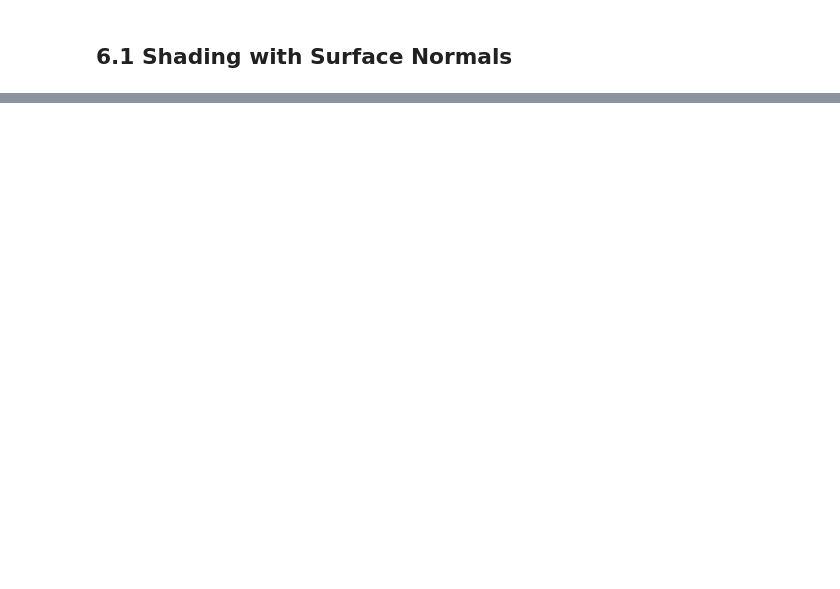
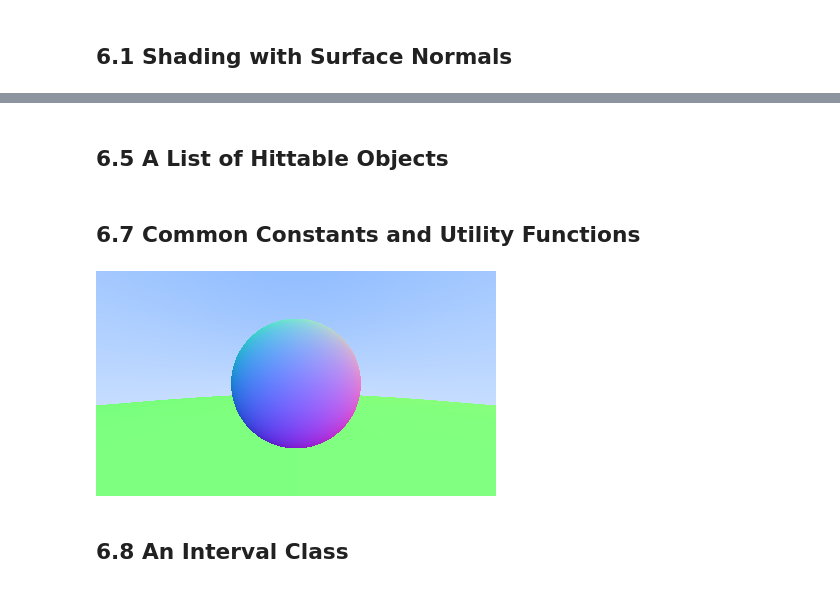
Before and after one commit to GregorioFornetti/atividades-cg, a Jupyter notebook: tutorial/tutorial.ipynb, the cells around one changed output, grey strips where cells are left out. Saved outputs shown, nothing was run; the diff lists cells and outputs as text; code cells hidden in the pictures; blank space fills up the shorter version.

```diff
--- a/tutorial/tutorial.ipynb
+++ b/tutorial/tutorial.ipynb
@@ -157,0 +271,2 @@ Espaçamento vertical dos pixels:
+# %% [markdown]
+## 6.5 A List of Hittable Objects
@@ -157,0 +299,73 @@ Espaçamento vertical dos pixels:
+# %% [markdown]
+## 6.7 Common Constants and Utility Functions
+# %%
+infinity = np.inf
+pi = np.pi
+
+def degrees_to_radians(degrees: float):
+    return degrees * pi / 180.0
+# %%
+def ray_color(ray: Ray, world: HittableList) -> Color:
+    hit, rec = world.hit(ray, 0, infinity)
+    if hit:
+        return Color((0.5 * (rec.normal + Color([1, 1, 1]))).vec)
+
+    unit_direction = ray.direction.unit_vector()
+    t = 0.5 * (unit_direction.y + 1.0)
+    return (1.0 - t) * Color([1.0, 1.0, 1.0]) + t * Color([0.5, 0.7, 1.0])
+
+def raytrace_pipeline(filename: str):
+    aspect_ratio = 16.0 / 9.0
+    image_width = 400
+
+    image_height = int(image_width / aspect_ratio)
+    if image_height < 1:
+        image_height = 1
+
+    world = HittableList()
+
+    world.add(Sphere(Point3([0, 0, -1]), 0.5))
+    world.add(Sphere(Point3([0, -100.5, -1]), 100))
+
+
+    viewport_height = 2.0
+    viewport_width = viewport_height * (image_width / image_height)
+    focal_length = 1.0
+    camera_center = Point3([0, 0, 0])
+
+    viewport_u = Vec3([viewport_width, 0, 0])
+    viewport_v = Vec3([0, -viewport_height, 0])
+
+    pixel_delta_u = viewport_u / image_width
+    pixel_delta_v = viewport_v / image_height
+
+    # If pixels are spaced the same distance horizontally as they are vertically, the viewport that bounds them will have the same aspect ratio as the rendered image.
+    # Como estamos definindo o viewport para ter o mesmo aspect ratio da imagem (quantidade de pixels), então, os pixels terão o mesmo espaçamento horizontal e vertical.
+
+    viewport_upper_left = camera_center - Vec3([0, 0, focal_length]) - (viewport_u / 2) - (viewport_v / 2)
+    pixel00_loc = viewport_upper_left + 0.5 * (pixel_delta_u + pixel_delta_v)
+    # Precisa adicionar 0,5 da distancia de separação dos pixels. O canto esquerdo do viewport não é o mesmo que o ponto 0,0 da imagem. O viewport precisa ter uma borda de 0,5 espaçamento de pixel para cada lado.
+
+
+    # CRIAR MATRIZ
+    image = Image(image_width, image_height)
+    for j in tqdm(range(image_height)):
+        for i in range(image_width):
+            pixel_center = pixel00_loc + (i * pixel_delta_u) + (j * pixel_delta_v)
+            ray_direction = pixel_center - camera_center
+            ray = Ray(camera_center, ray_direction)
+
+            pixel_color = ray_color(ray, world)
+            image[j, i] = pixel_color
+
+    img_writer = ImageWriter(image)
+    img_writer.save(filename)
+    display(img_writer.image)
+
+raytrace_pipeline('5-first-world.png')
+# A imagem sairá com degradê para os dois lados, pois está utilizando o vetor unidade, e não o próprio y diretamente
+# Logo, as outras coordenadas (x e z) influenciam no vetor unidade, fazendo com que o y não seja o unico vetor que influencia na cor.
+# %% [output]
+[figure, added]
+# %% [markdown]
+## 6.8 An Interval Class
```
Also changed, not shown: parts of 16 cells of this notebook, 3 other files.
